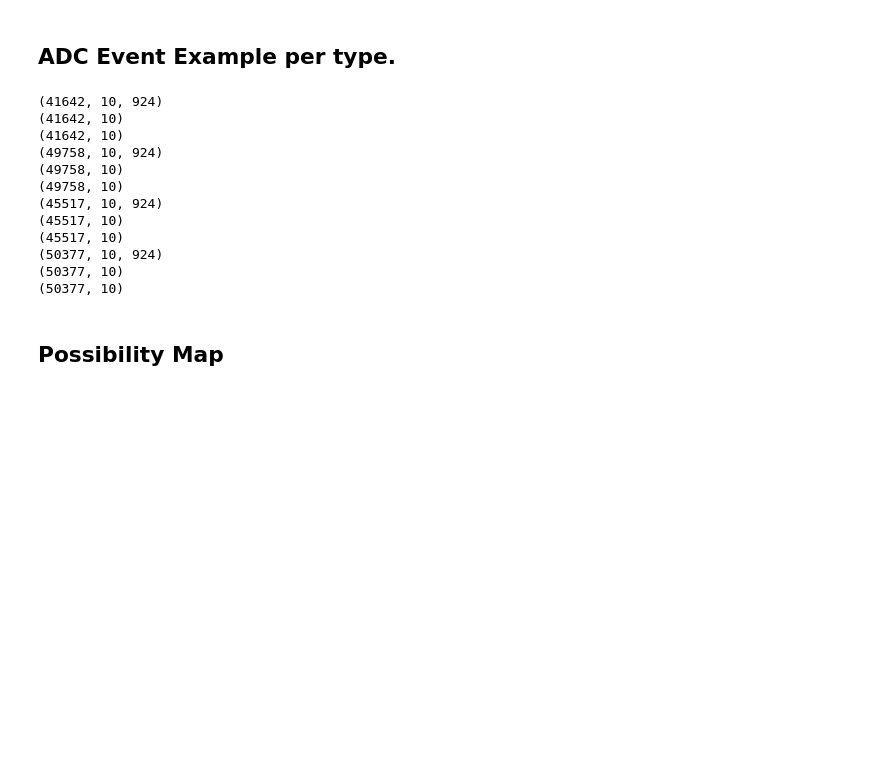
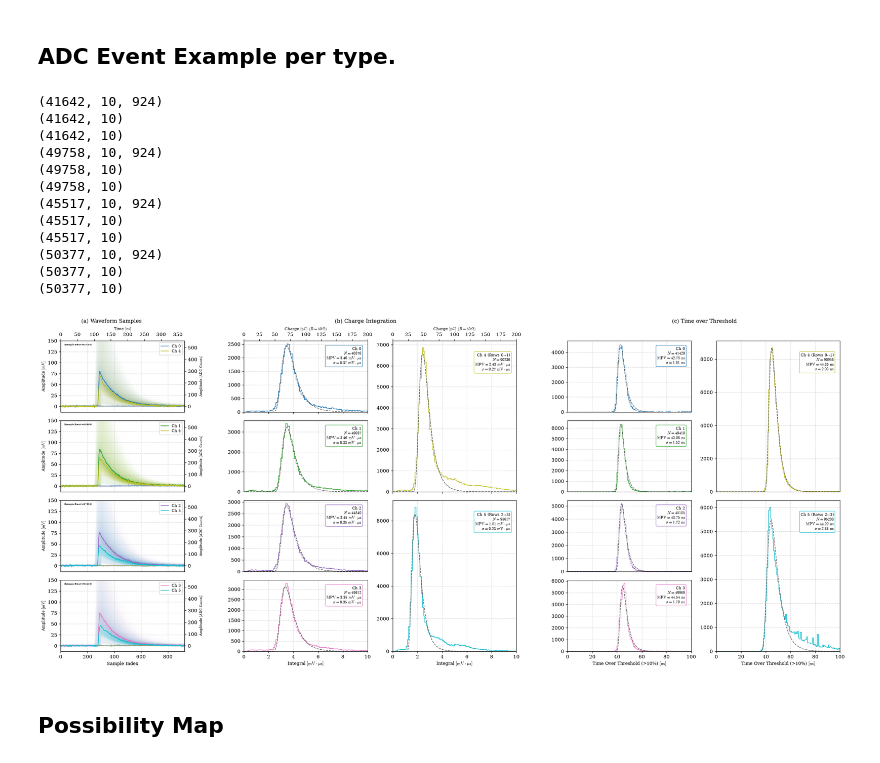
Before and after one commit to Dawson-HEP/scintillating_chamber, a Jupyter notebook: data_analysis/frequency_distribution/radecs/frequency_graphs.ipynb, the cells around one changed output. Saved outputs shown, nothing was run; the diff lists cells and outputs as text; code cells hidden in the pictures; blank space fills up the shorter version.

```diff
--- a/data_analysis/frequency_distribution/radecs/frequency_graphs.ipynb
+++ b/data_analysis/frequency_distribution/radecs/frequency_graphs.ipynb
@@ -643,7 +643,8 @@ NUM_BINS_TOT = 125
 ROW_HSPACE = 0.12
 COL_WSPACE = 0.28
 # Extra gap between waveform col (0) and charge-integration block (was col 1)
-WAVE_INT_GAP = 0.18
+WAVE_INT_GAP = 0.075
+INT_TOT_GAP = 0.0075  # gap between charge-integration and ToT blocks
 
 # Channel Color Map dynamically sampled from tab10
 CHANNEL_COLORS = {
@@ -766,13 +767,13 @@ def plot_hist_with_landau_fit(ax, data, x_range, num_bins, color, title=None,
 
 # ===== 3. BUILD GRID & AXES =====
 fig = plt.figure(figsize=(24, 11))
-# ncols=6: [wave | spacer | int_left | int_right | tot_left | tot_right]
+# ncols=7: [wave | spacer | int_left | int_right | spacer | tot_left | tot_right]
 gs = fig.add_gridspec(
     nrows=4,
-    ncols=6,
+    ncols=7,
     hspace=ROW_HSPACE,
     wspace=COL_WSPACE,
-    width_ratios=[1.0, WAVE_INT_GAP, 1.0, 1.0, 1.0, 1.0],
+    width_ratios=[1.0, WAVE_INT_GAP, 1.0, 1.0, INT_TOT_GAP, 1.0, 1.0],
 )
 
 left_channels = [0, 1, 2, 3]
@@ -787,15 +788,15 @@ for r in range(4):
 
 ax_tot_left = []
 for r in range(4):
-    ax = fig.add_subplot(gs[r, 4], sharex=ax_tot_left[0] if r > 0 else None)
+    ax = fig.add_subplot(gs[r, 5], sharex=ax_tot_left[0] if r > 0 else None)
     ax_tot_left.append(ax)
 
 # Combined axes for Right Columns
 ax_int_right_top = fig.add_subplot(gs[0:2, 3])
 ax_int_right_bot = fig.add_subplot(gs[2:4, 3], sharex=ax_int_right_top)
 
-ax_tot_right_top = fig.add_subplot(gs[0:2, 5])
-ax_tot_right_bot = fig.add_subplot(gs[2:4, 5], sharex=ax_tot_right_top)
+ax_tot_right_top = fig.add_subplot(gs[0:2, 6])
+ax_tot_right_bot = fig.add_subplot(gs[2:4, 6], sharex=ax_tot_right_top)
 
 
 # ===== 4. PLOT LEFT COLUMNS (ROWS 0-3) =====
@@ -942,36 +943,38 @@ ax_pc_top_col2.set_xlim(X_BOUNDS_INT_CHARGE_MV_US[0] * (1000.0 / IMPEDANCE),
                         X_BOUNDS_INT_CHARGE_MV_US[1] * (1000.0 / IMPEDANCE))
 ax_pc_top_col2.set_xlabel("Charge $[\\mathrm{pC}]\\ (R = 50\\,\\Omega)$", fontsize=8, labelpad=4)
 
 
 # --- ToT Right (Col 4) ---
 plot_hist_with_landau_fit(
     ax_tot_right_top, tot_ch4_ns, x_range=X_BOUNDS_TOT_NS, num_bins=NUM_BINS_TOT,
     color=color_ch4, title=None, ch_label='4 (Rows 0--1)', show_xlabel=False, unit_str="\\mathrm{ns}"
 )
 plot_hist_with_landau_fit(
     ax_tot_right_bot, tot_ch5_ns, x_range=X_BOUNDS_TOT_NS, num_bins=NUM_BINS_TOT,
     color=color_ch5, title=None, ch_label='5 (Rows 2--3)', show_xlabel=True,
     xlabel="Time Over Threshold (>10%) $[\\mathrm{ns}]$", unit_str="\\mathrm{ns}"
 )
 
 
 # ===== 6. COLUMN HEADERS & FORMATTING =====
 # Super-Titles for Columns
 title_y = 0.93
-fig.text(0.10, title_y, "Waveform Samples", fontsize=14, ha='center', va='center')
-fig.text(0.42, title_y, "Charge Integration", fontsize=14, ha='center', va='center')
-fig.text(0.78, title_y, "Time over Threshold", fontsize=14, ha='center', va='center')
+fig.text(0.10, title_y, "(a) Waveform Samples", fontsize=11, ha='center', va='center')
+fig.text(0.40, title_y, "(b) Charge Integration", fontsize=11, ha='center', va='center')
+fig.text(0.80, title_y, "(c) Time over Threshold", fontsize=11, ha='center', va='center')
 
 # Grid lines
 all_axes = ax_wave + ax_int_left + ax_tot_left + [
     ax_int_right_top, ax_int_right_bot, ax_tot_right_top, ax_tot_right_bot
 ]
 for ax in all_axes:
     ax.grid(True, linestyle='--', alpha=0.5)
 
 fig.subplots_adjust(hspace=ROW_HSPACE, wspace=COL_WSPACE, top=0.88, bottom=0.08, left=0.04, right=0.96)
 plt.savefig('valid_data_latex_units.svg', dpi=300)
 plt.show()
+# %% [output]
+[figure, added]
 # %% [markdown]
 ## Possibility Map
 # %%
```
Also changed, not shown: 1 other file.
